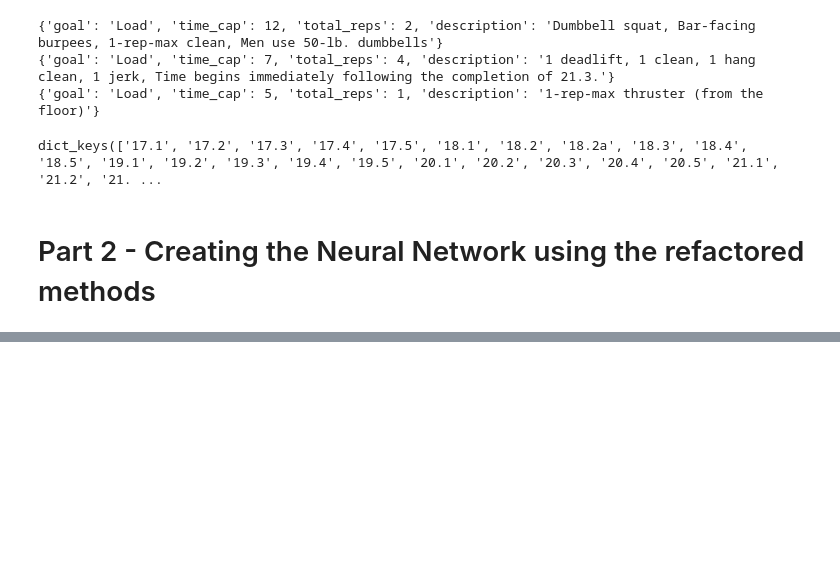
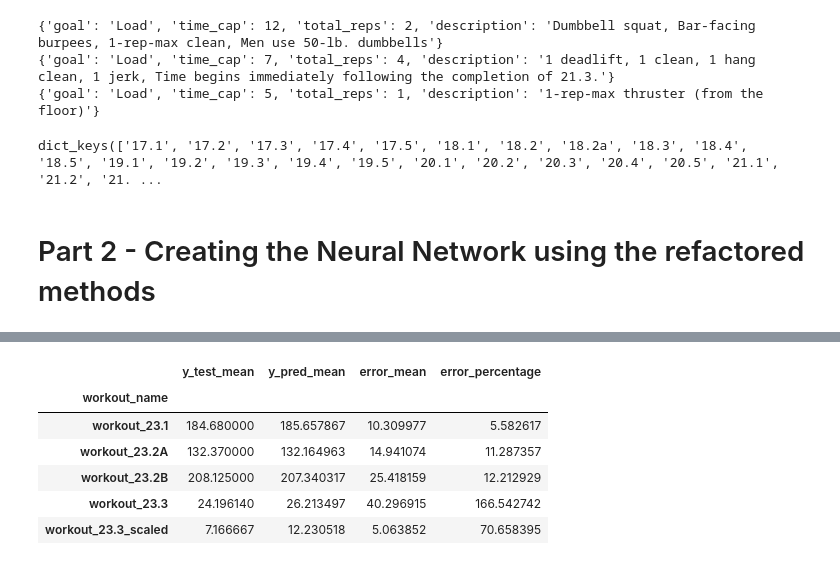
Before and after one commit to hassannaveed1997/WOD-prediction, a Jupyter notebook: modeling/neel/CrossFit Neural Network Modeling Refactored Pipeline - Neel Patel.ipynb, the cells around one changed output, grey strips where cells are left out. Cells and saved outputs as stored; diff of their text form; code cells hidden in the pictures; blank space fills up the shorter version.

Commit message:
Integrated Neural Network with Base Modeler Class
Neural Network is in the base modeler class

```diff
--- a/modeling/neel/CrossFit Neural Network Modeling Refactored Pipeline - Neel Patel.ipynb
+++ b/modeling/neel/CrossFit Neural Network Modeling Refactored Pipeline - Neel Patel.ipynb
@@ -330,0 +285,8 @@ Mean Absolute Percentage Error: 3.01
+# %%
+#Using the class we made!
+
+model_V0 = NeuralNetV0(input_features = X_train_torch.shape[1], output_features = 1, hidden_units = 64)
+model_V0.fit(X_train_torch, y_train_torch, epochs=1000, lr=0.001)
+y_pred = model_V0.predict(X_test_torch)
+model_V0.show_results(y_test=test_preprocessed['y'], meta_data=test_preprocessed['meta_data'])
+# %% [output]
@@ -330,0 +307,7 @@ Mean Absolute Percentage Error: 3.01
+|  | y_test_mean | y_pred_mean | error_mean | error_percentage |
+| workout_name |  |  |  |  |
+| workout_23.1 | 184.680000 | 185.657867 | 10.309977 | 5.582617 |
+| workout_23.2A | 132.370000 | 132.164963 | 14.941074 | 11.287357 |
+| workout_23.2B | 208.125000 | 207.340317 | 25.418159 | 12.212929 |
+| workout_23.3 | 24.196140 | 26.213497 | 40.296915 | 166.542742 |
+| workout_23.3_scaled | 7.166667 | 12.230518 | 5.063852 | 70.658395 |
```
Also changed, not shown: parts of 11 cells of this notebook, 1 other file.
